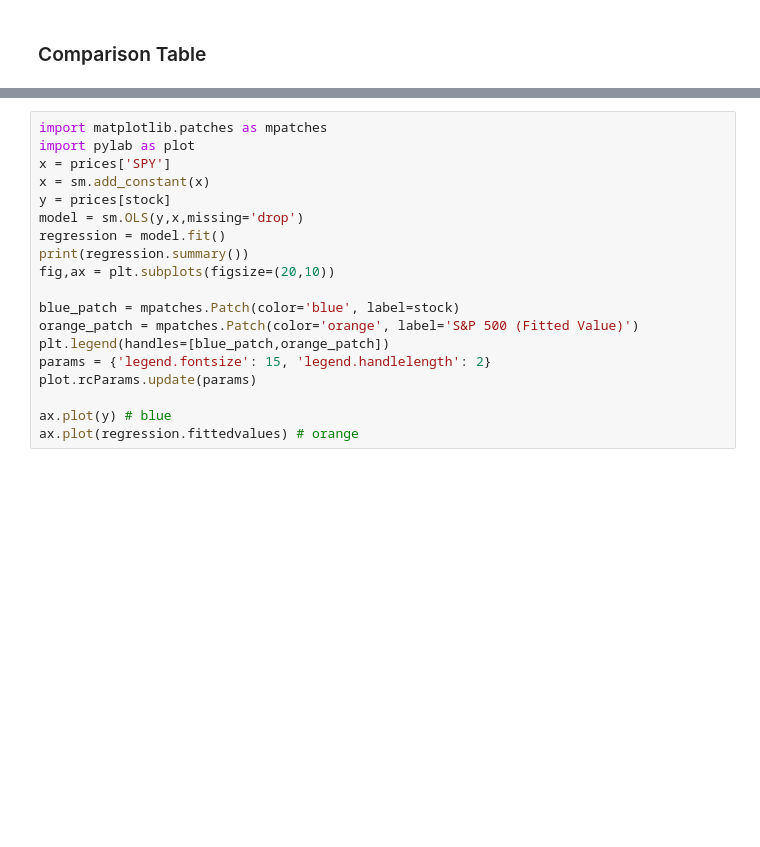
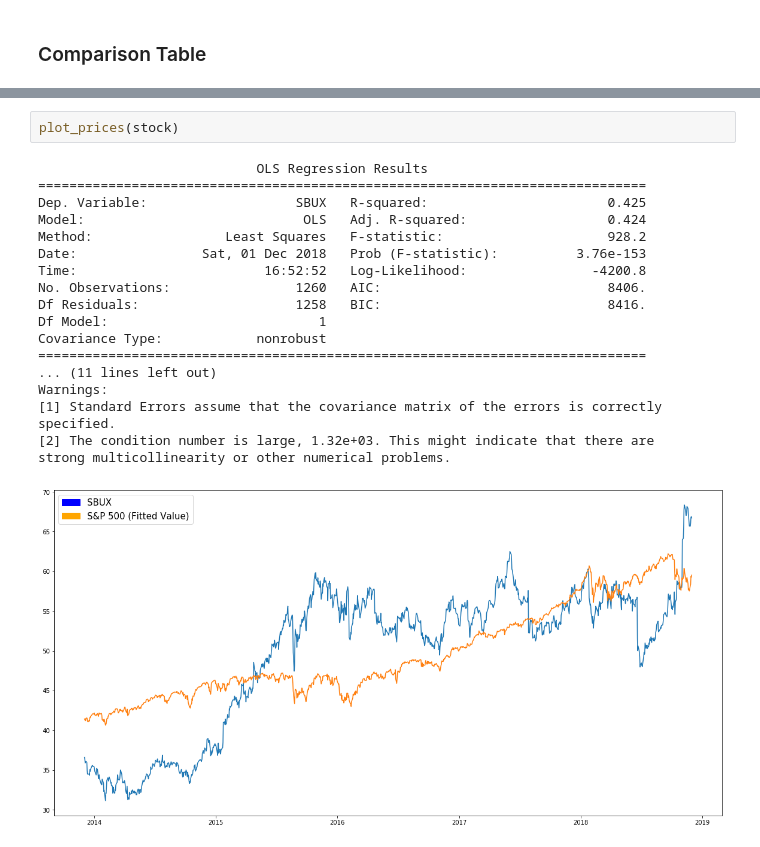
Before and after one commit to suyuchenxm/toolsproject, a Jupyter notebook: Jordan.ipynb, the cells around one changed output, grey strips where cells are left out. Saved outputs shown, nothing was run; the diff lists cells and outputs as text; blank space fills up the shorter version.

```diff
--- a/Jordan.ipynb
+++ b/Jordan.ipynb
@@ -258,19 +263,21 @@ strong multicollinearity or other numerical problems.
-# %%
-import matplotlib.patches as mpatches
-import pylab as plot
-x = prices['SPY']
-x = sm.add_constant(x)
-y = prices[stock]
-model = sm.OLS(y,x,missing='drop')
-regression = model.fit()
-print(regression.summary())
-fig,ax = plt.subplots(figsize=(20,10))
-
-blue_patch = mpatches.Patch(color='blue', label=stock)
-orange_patch = mpatches.Patch(color='orange', label='S&P 500 (Fitted Value)')
-plt.legend(handles=[blue_patch,orange_patch])
-params = {'legend.fontsize': 15, 'legend.handlelength': 2}
-plot.rcParams.update(params)
-
-ax.plot(y) # blue
-ax.plot(regression.fittedvalues) # orange
+# %%
+plot_prices(stock)
+# %% [output]
+                            OLS Regression Results
+==============================================================================
+Dep. Variable:                   SBUX   R-squared:                       0.425
+Model:                            OLS   Adj. R-squared:                  0.424
+Method:                 Least Squares   F-statistic:                     928.2
+Date:                Sat, 01 Dec 2018   Prob (F-statistic):          3.76e-153
+Time:                        16:52:52   Log-Likelihood:                -4200.8
+No. Observations:                1260   AIC:                             8406.
+Df Residuals:                    1258   BIC:                             8416.
+Df Model:                           1
+Covariance Type:            nonrobust
+==============================================================================
+... (11 lines left out)
+Warnings:
+[1] Standard Errors assume that the covariance matrix of the errors is correctly specified.
+[2] The condition number is large, 1.32e+03. This might indicate that there are
+strong multicollinearity or other numerical problems.
+[figure, added]
```
Also changed, not shown: parts of 12 cells of this notebook.
